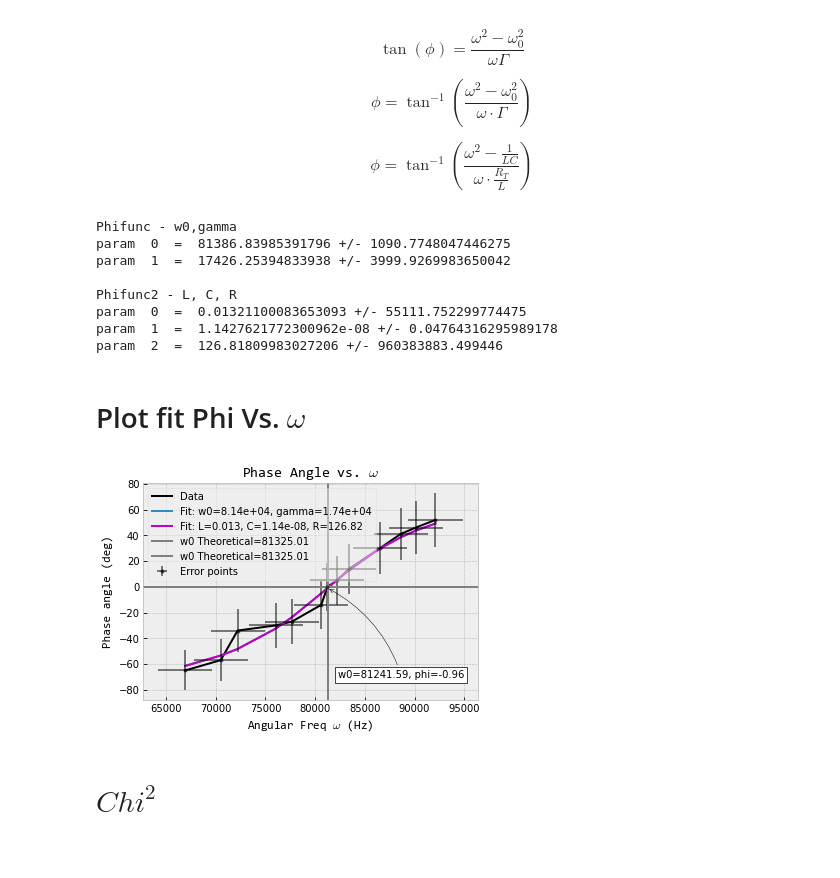
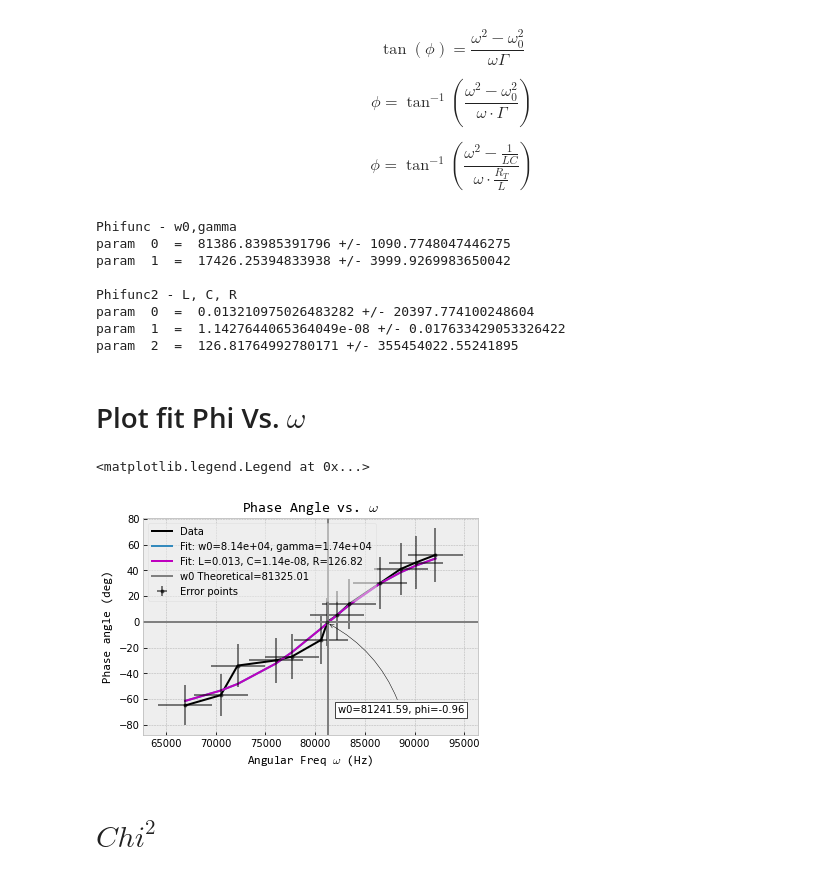
Before and after one commit to Drixitel/134-Lab-Spring-2023, a Jupyter notebook: Code/Chaos/FinalRCLAnalysis.ipynb, the cells around one changed output. Saved outputs shown, nothing was run; the diff lists cells and outputs as text; code cells hidden in the pictures.

```diff
--- a/Code/Chaos/FinalRCLAnalysis.ipynb
+++ b/Code/Chaos/FinalRCLAnalysis.ipynb
@@ -389,7 +389,7 @@ def Phifunc2(w,L,C,R):
 # %%
 p05 = [w0,13000]
 popt5 , pcov5 = curve_fit( Phifunc,w, Phi , sigma=phistd, p0 =p05 , absolute_sigma=True)
-p06 = [L,C,R]
+p06 = [L,C,100]
 popt6 , pcov6 = curve_fit( Phifunc2,w, Phi , sigma=phistd, p0 =p06 , absolute_sigma=True)
 # %%
 print('Phifunc - w0,gamma')
@@ -405,9 +405,9 @@ param  0  =  81386.83985391796 +/- 1090.7748047446275
 param  1  =  17426.25394833938 +/- 3999.9269983650042
 
 Phifunc2 - L, C, R
-param  0  =  0.01321100083653093 +/- 55111.752299774475
-param  1  =  1.1427621772300962e-08 +/- 0.04764316295989178
-param  2  =  126.81809983027206 +/- 960383883.499446
+param  0  =  0.013210975026483282 +/- 20397.774100248604
+param  1  =  1.1427644065364049e-08 +/- 0.017633429053326422
+param  2  =  126.81764992780171 +/- 355454022.55241895
 # %% [markdown]
 # Plot fit Phi Vs. $\omega$
 # %%
@@ -429,35 +429,36 @@ def annot_max(x,y, ax=None):
     bbox_props = dict(boxstyle="square,pad=0.3", fc="w", ec="k", lw=0.72)
     arrowprops=dict(arrowstyle="->",connectionstyle="arc3,rad=.2", color='black')
     kw = dict(xycoords='data',textcoords="axes fraction",
               arrowprops=arrowprops, bbox=bbox_props, ha="right", va="top")
     ax.annotate(text, xy=(x, y), xytext=(0.96,0.14), **kw)
 
 annot_max(w[6],phifitline2[6])
 
 
 
 
 
 #plot data
 plt.plot(w,Phi, label = 'Data', color = 'black')
 plt.plot(w,phifitline, label = 'Fit: w0=%1.2e, gamma=%1.2e' % tuple(popt5))
 plt.plot(w,phifitline2, label = 'Fit: L=%1.3f, C=%1.2e, R=%1.2f' % tuple(popt6), color='m')
 plt.errorbar(w,Phi,yerr=phistd, xerr=w0sig, fmt= '.', ls = None, label= 'Error points', color = 'black', alpha =0.5)
 
 
 #Labels
 plt.title("Phase Angle vs. $\omega$", **hfont)
 plt.ylabel("Phase angle (deg)", **hfont)
 plt.xlabel("Angular Freq $\omega$ (Hz)", **hfont)
 plt.axvline(w0, color ='gray', label =f'w0 Theoretical={w0:.2f}')
-plt.axhline(0, color ='gray', label =f'w0 Theoretical={w0:.2f}')
+plt.axhline(0, color ='gray')
 
 plt.legend(fancybox=True, framealpha=0.5)
 
 
 # plt.savefig("PhiVsOmega.png", bbox_inches='tight')
 # %% [output]
+<matplotlib.legend.Legend at 0x...>
-[figure, old version]
+[figure, new version]
 # %% [markdown]
 # $Chi^2$
 # %%
```
Also changed, not shown: parts of 4 cells of this notebook.
